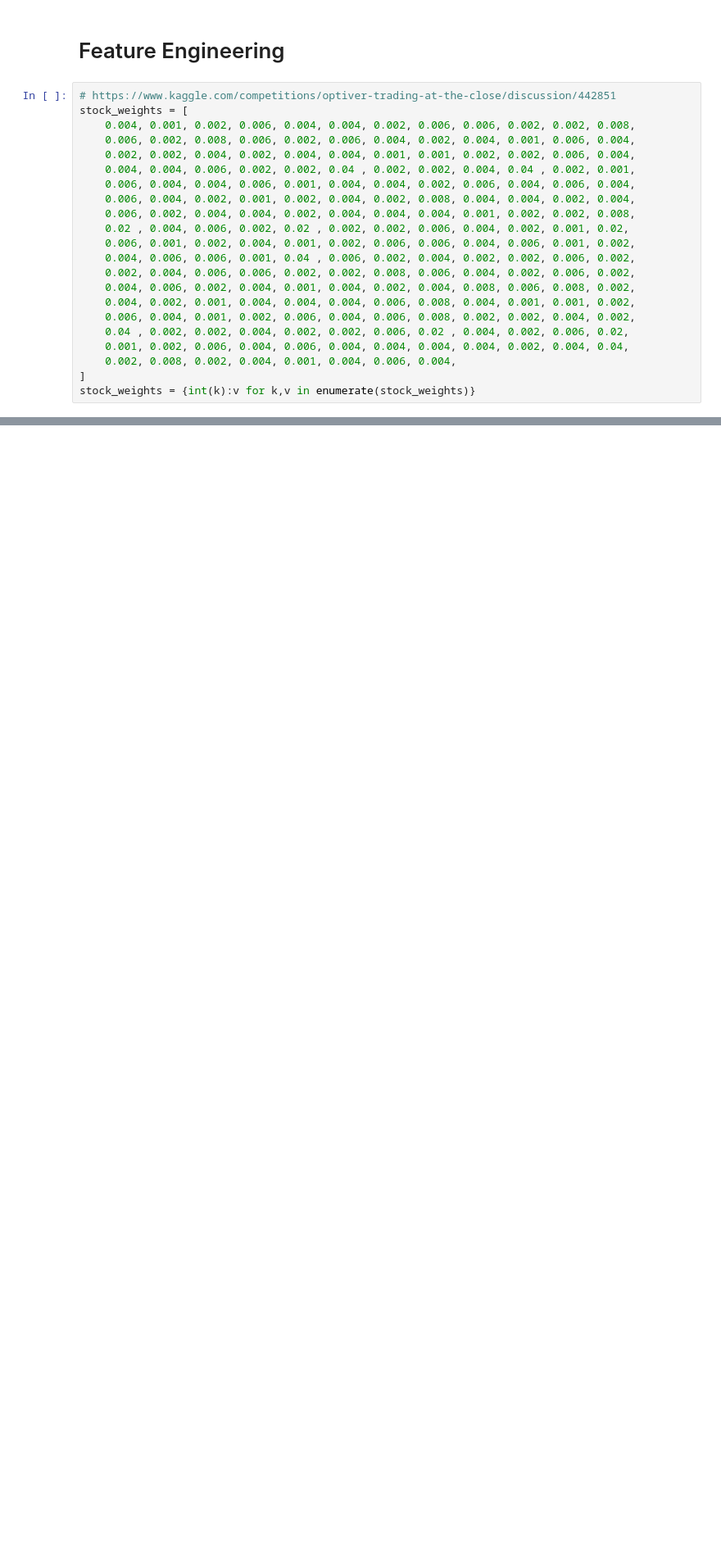
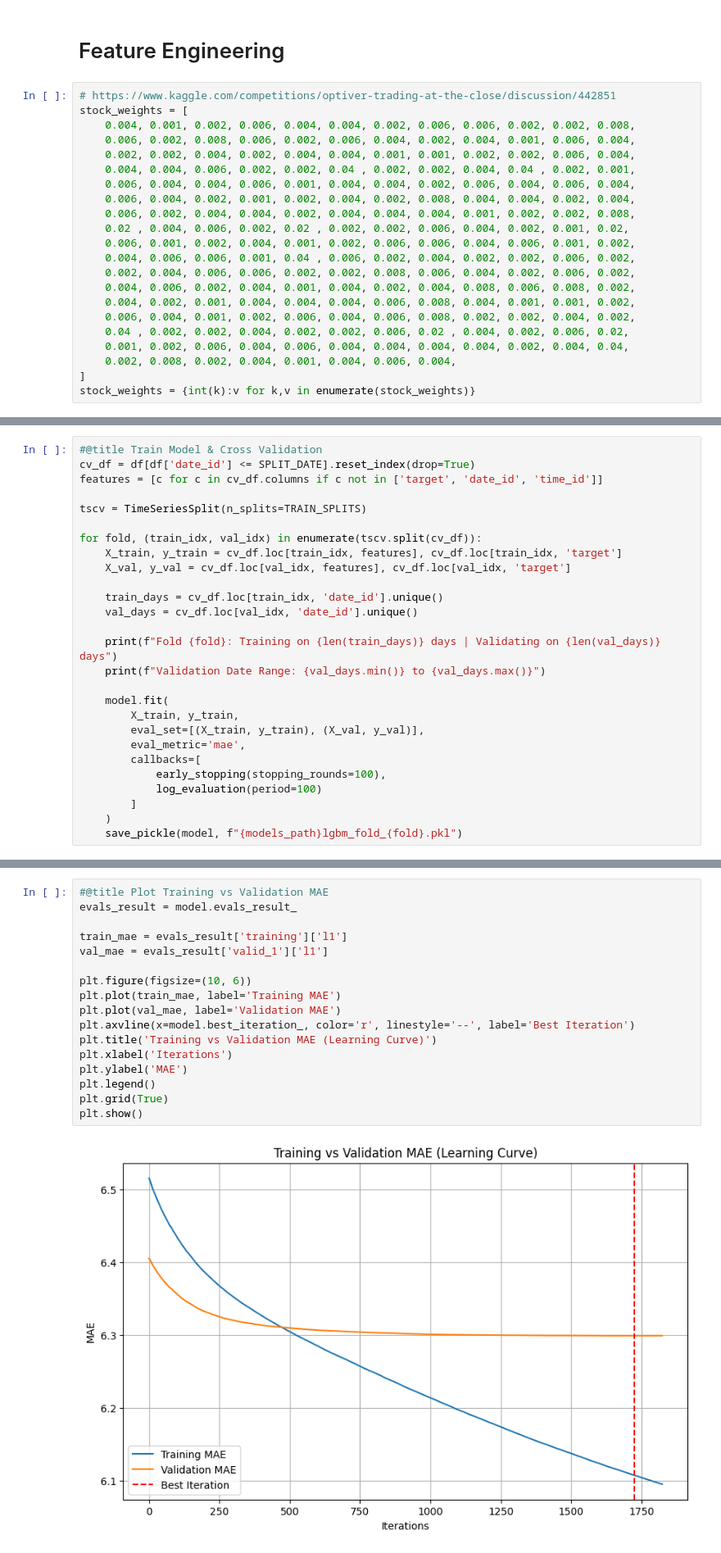
Before and after one commit to sdragos1/bdm, a Jupyter notebook: optiver/optiver.ipynb, the cells around one changed output, grey strips where cells are left out. Shown at 82% size. Cells and saved outputs as stored; diff of their text form; blank space fills up the shorter version.

Commit message:
feat: add model, training, cross validation with private lb

```diff
--- a/optiver/optiver.ipynb
+++ b/optiver/optiver.ipynb
@@ -188,0 +240,27 @@ dtype: object
+# %%
+#@title Train Model & Cross Validation
+cv_df = df[df['date_id'] <= SPLIT_DATE].reset_index(drop=True)
+features = [c for c in cv_df.columns if c not in ['target', 'date_id', 'time_id']]
+
+tscv = TimeSeriesSplit(n_splits=TRAIN_SPLITS)
+
+for fold, (train_idx, val_idx) in enumerate(tscv.split(cv_df)):
+    X_train, y_train = cv_df.loc[train_idx, features], cv_df.loc[train_idx, 'target']
+    X_val, y_val = cv_df.loc[val_idx, features], cv_df.loc[val_idx, 'target']
+
+    train_days = cv_df.loc[train_idx, 'date_id'].unique()
+    val_days = cv_df.loc[val_idx, 'date_id'].unique()
+
+    print(f"Fold {fold}: Training on {len(train_days)} days | Validating on {len(val_days)} days")
+    print(f"Validation Date Range: {val_days.min()} to {val_days.max()}")
+
+    model.fit(
+        X_train, y_train,
+        eval_set=[(X_train, y_train), (X_val, y_val)],
+        eval_metric='mae',
+        callbacks=[
+            early_stopping(stopping_rounds=100),
+            log_evaluation(period=100)
+        ]
+    )
+    save_pickle(model, f"{models_path}lgbm_fold_{fold}.pkl")
@@ -188,0 +285,19 @@ dtype: object
+# %%
+#@title Plot Training vs Validation MAE
+evals_result = model.evals_result_
+
+train_mae = evals_result['training']['l1']
+val_mae = evals_result['valid_1']['l1']
+
+plt.figure(figsize=(10, 6))
+plt.plot(train_mae, label='Training MAE')
+plt.plot(val_mae, label='Validation MAE')
+plt.axvline(x=model.best_iteration_, color='r', linestyle='--', label='Best Iteration')
+plt.title('Training vs Validation MAE (Learning Curve)')
+plt.xlabel('Iterations')
+plt.ylabel('MAE')
+plt.legend()
+plt.grid(True)
+plt.show()
+# %% [output]
+[figure, added]
```
Also changed, not shown: parts of 11 cells of this notebook.
